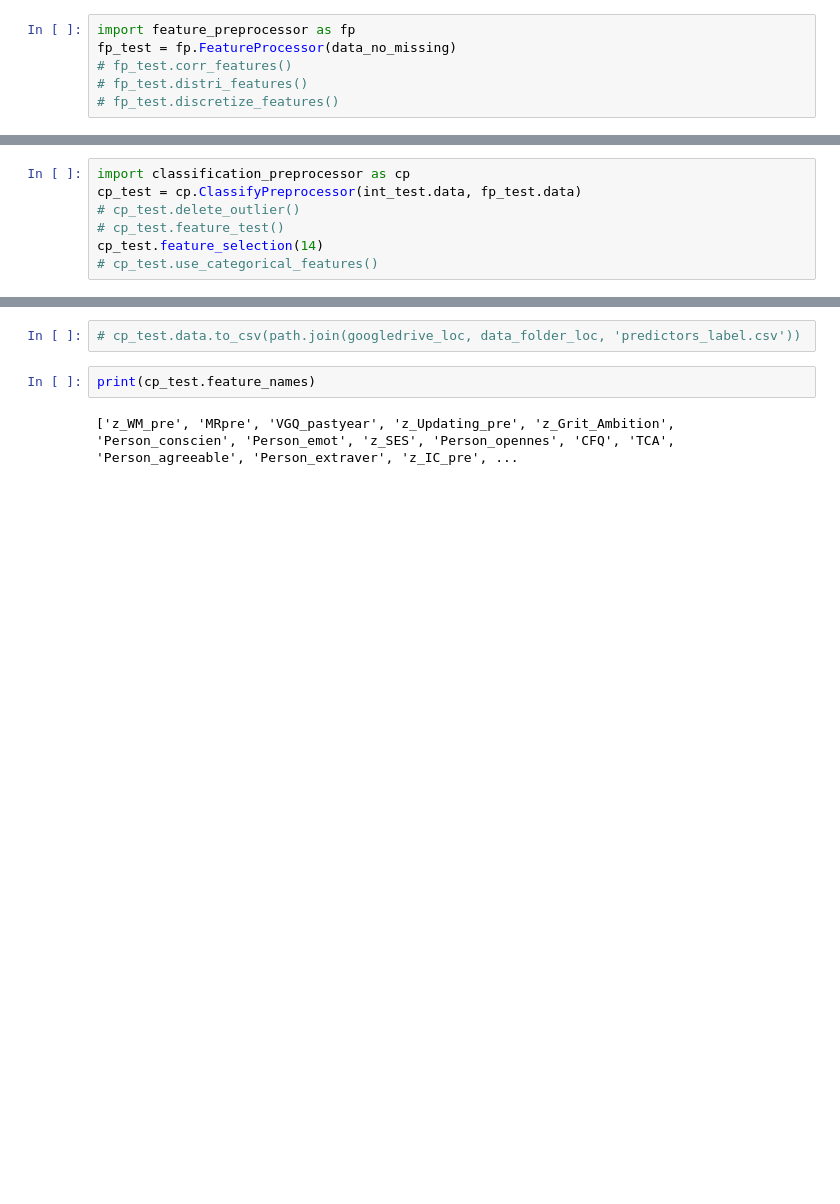
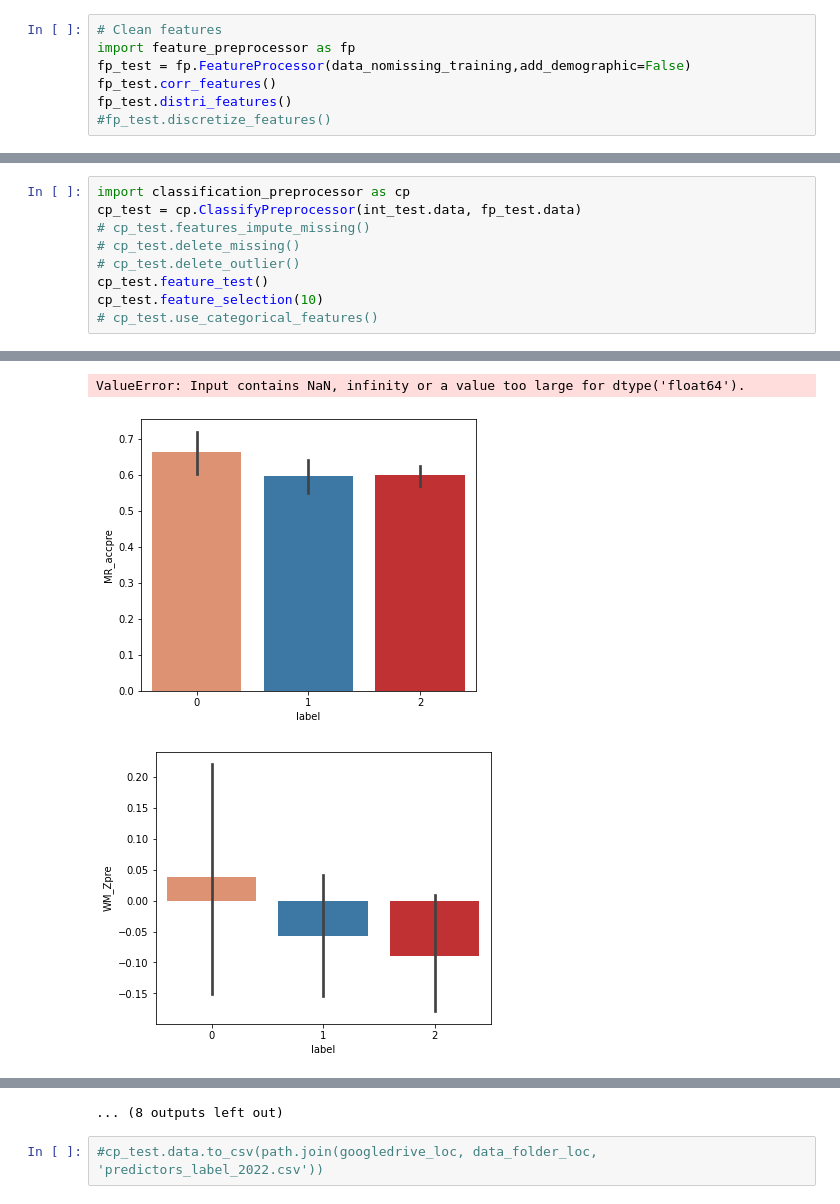
Before and after one commit to YiFeng/IndividualDifference, a Jupyter notebook: indivdiff_ml_pre.ipynb, the cells around one changed output, grey strips where cells are left out. Saved outputs shown, nothing was run; the diff lists cells and outputs as text; blank space fills up the shorter version.

```diff
--- a/indivdiff_ml_pre.ipynb
+++ b/indivdiff_ml_pre.ipynb
@@ -83,6 +105,7 @@ The mean of each mixture component: [[-0.74145388 -0.7000437 ]
 # %%
+# Clean features
 import feature_preprocessor as fp
-fp_test = fp.FeatureProcessor(data_no_missing)
-# fp_test.corr_features()
-# fp_test.distri_features()
-# fp_test.discretize_features()
+fp_test = fp.FeatureProcessor(data_nomissing_training,add_demographic=False)
+fp_test.corr_features()
+fp_test.distri_features()
+#fp_test.discretize_features()
@@ -89,8 +129,10 @@ fp_test = fp.FeatureProcessor(data_no_missing)
 # %%
 import classification_preprocessor as cp
 cp_test = cp.ClassifyPreprocessor(int_test.data, fp_test.data)
+# cp_test.features_impute_missing()
+# cp_test.delete_missing()
 # cp_test.delete_outlier()
-# cp_test.feature_test()
-cp_test.feature_selection(14)
+cp_test.feature_test()
+cp_test.feature_selection(10)
 # cp_test.use_categorical_features()
 # %% [output]
@@ -111,0 +157,3 @@ The top 14 features are: ['z_WM_pre', 'MRpre', 'VGQ_pastyear', 'z_Updating_pre',
+ValueError: Input contains NaN, infinity or a value too large for dtype('float64').
+[figure, added]
+[figure, added]
@@ -112,7 +168,4 @@ The top 14 features are: ['z_WM_pre', 'MRpre', 'VGQ_pastyear', 'z_Updating_pre',
+... (8 outputs left out)
 # %%
-# cp_test.data.to_csv(path.join(googledrive_loc, data_folder_loc, 'predictors_label.csv'))
+#cp_test.data.to_csv(path.join(googledrive_loc, data_folder_loc, 'predictors_label_2022.csv'))
-# %%
-print(cp_test.feature_names)
-# %% [output]
-['z_WM_pre', 'MRpre', 'VGQ_pastyear', 'z_Updating_pre', 'z_Grit_Ambition', 'Person_conscien', 'Person_emot', 'z_SES', 'Person_opennes', 'CFQ', 'TCA', 'Person_agreeable', 'Person_extraver', 'z_IC_pre', ...
 # %%
```
Also changed, not shown: parts of 9 cells of this notebook, 11 other files.
